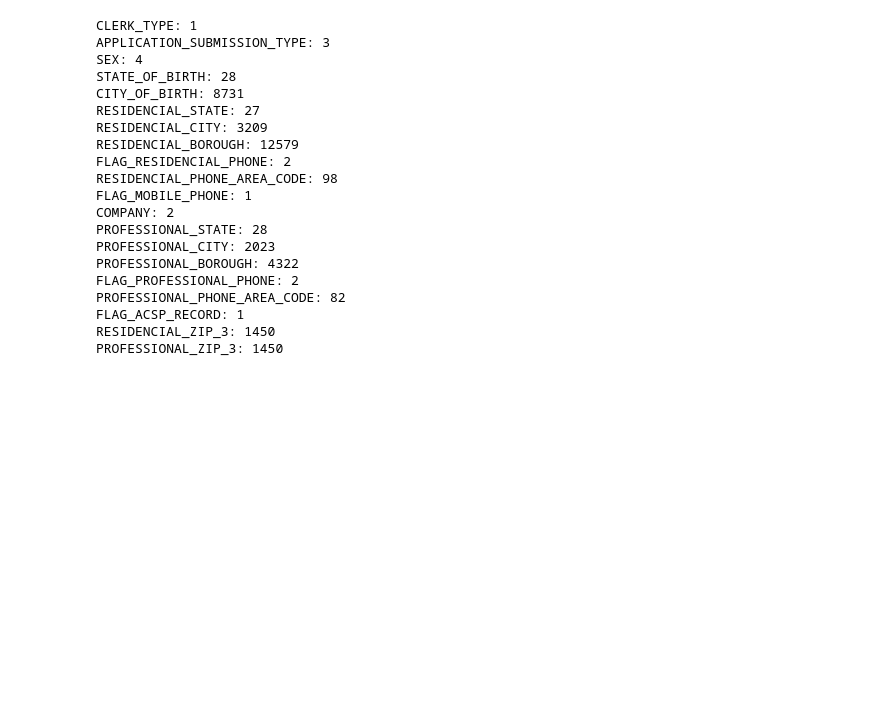
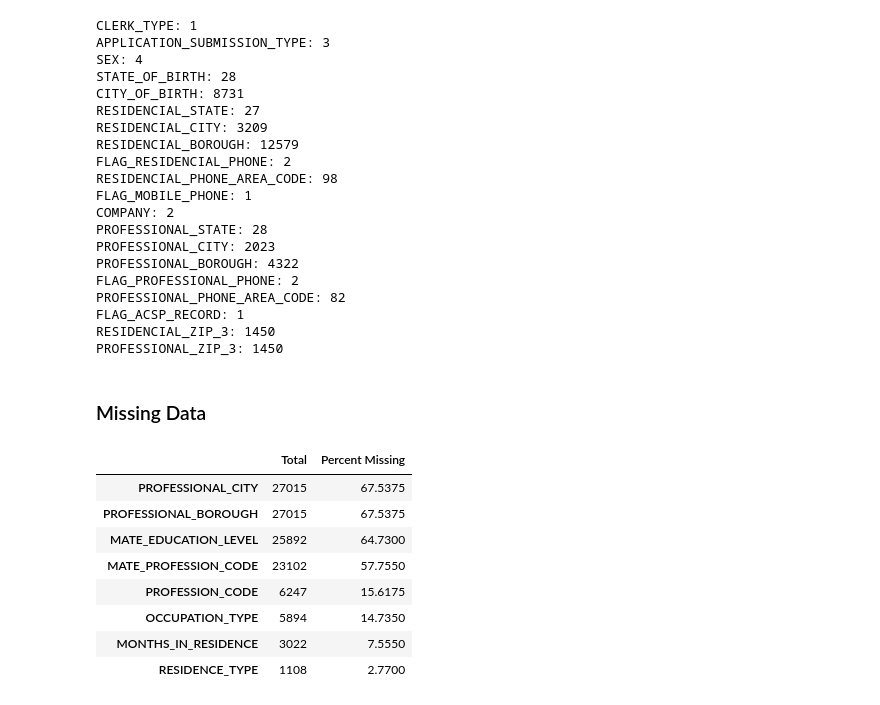
Before and after one commit to DiegoGoSi/Credit-Risk-Analysis, a Jupyter notebook: Final_Project.ipynb, the cells around one changed output. Cells and saved outputs as stored; diff of their text form; code cells hidden in the pictures; blank space fills up the shorter version.

```diff
--- a/Final_Project.ipynb
+++ b/Final_Project.ipynb
@@ -76,3 +96,21 @@ PROFESSIONAL_PHONE_AREA_CODE: 82
 FLAG_ACSP_RECORD: 1
 RESIDENCIAL_ZIP_3: 1450
 PROFESSIONAL_ZIP_3: 1450
+# %% [markdown]
+### Missing Data
+# %%
+total_missing = train_df.isna().sum()
+percent_missing = (total_missing / len(train_df)) * 100
+missing_data = pd.concat([total_missing, percent_missing], axis=1, keys=['Total', 'Percent Missing'])
+missing_data = missing_data[missing_data['Percent Missing']>0].sort_values('Percent Missing', ascending=False)
+missing_data
+# %% [output]
+|  | Total | Percent Missing |
+| PROFESSIONAL_CITY | 27015 | 67.5375 |
+| PROFESSIONAL_BOROUGH | 27015 | 67.5375 |
+| MATE_EDUCATION_LEVEL | 25892 | 64.7300 |
+| MATE_PROFESSION_CODE | 23102 | 57.7550 |
+| PROFESSION_CODE | 6247 | 15.6175 |
+| OCCUPATION_TYPE | 5894 | 14.7350 |
+| MONTHS_IN_RESIDENCE | 3022 | 7.5550 |
+| RESIDENCE_TYPE | 1108 | 2.7700 |
```
Also changed, not shown: parts of 12 cells of this notebook, 1 other file.
